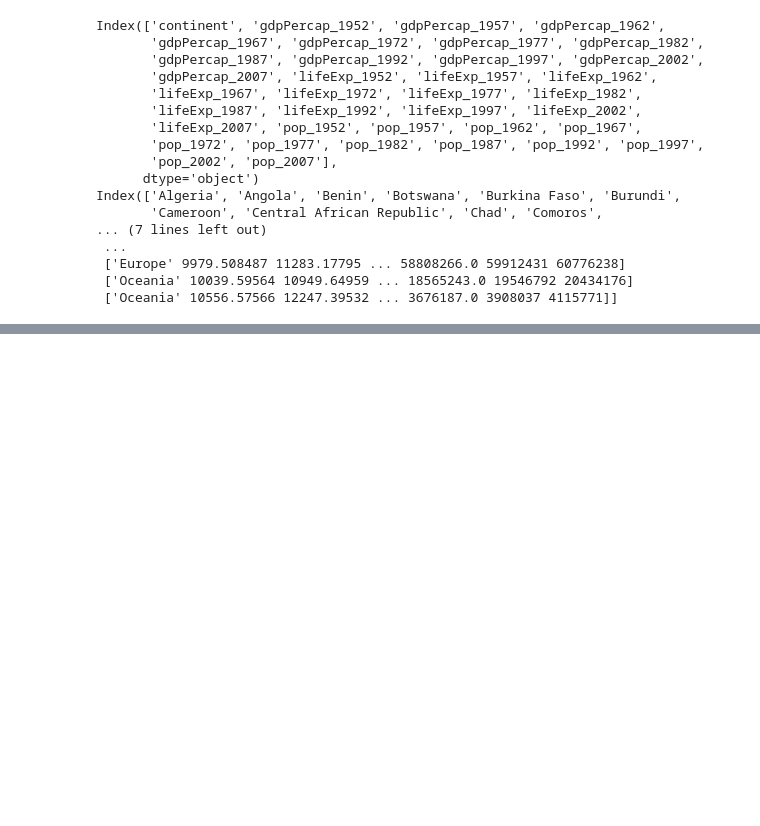
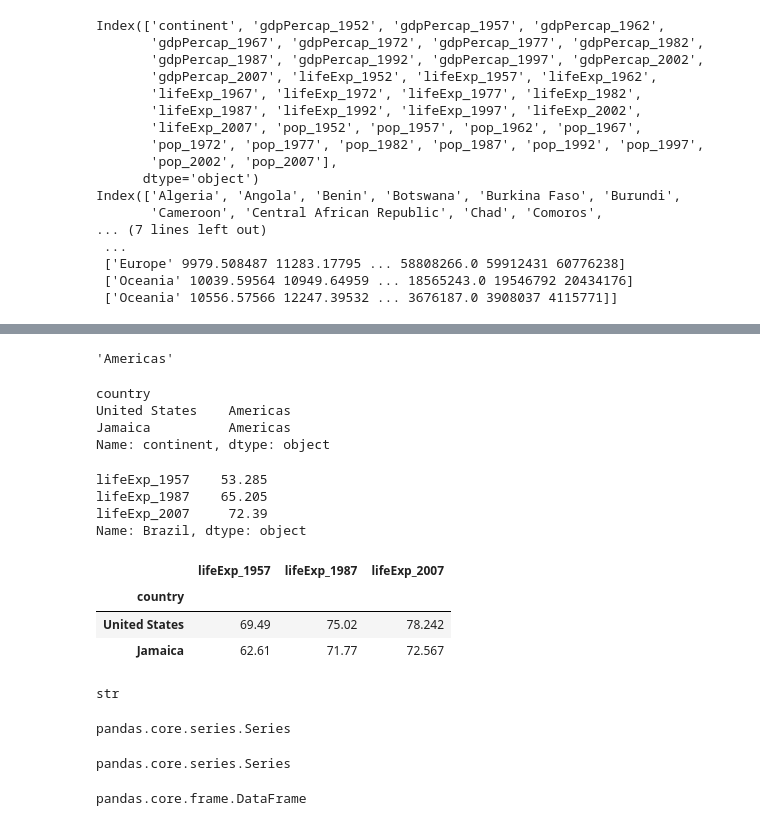
Before and after one commit to vinisalazar/xlab-python, a Jupyter notebook: alunos/anapaula/anapaula.ipynb, the cells around one changed output, grey strips where cells are left out. Saved outputs shown, nothing was run; the diff lists cells and outputs as text; code cells hidden in the pictures; blank space fills up the shorter version.

```diff
--- a/alunos/anapaula/anapaula.ipynb
+++ b/alunos/anapaula/anapaula.ipynb
@@ -141,0 +176,28 @@ Index(['Algeria', 'Angola', 'Benin', 'Botswana', 'Burkina Faso', 'Burundi',
+# %%
+# Primeiro método - .loc
+df.loc['Brazil', 'continent']
+# %% [output]
+'Americas'
+# %%
+linhas = ['United States', 'Jamaica']
+df.loc[linhas, 'continent']
+# %% [output]
+country
+United States    Americas
+Jamaica          Americas
+Name: continent, dtype: object
+# %%
+colunas = ['lifeExp_1957', 'lifeExp_1987', 'lifeExp_2007']
+df.loc['Brazil', colunas]
+# %% [output]
+lifeExp_1957    53.285
+lifeExp_1987    65.205
+lifeExp_2007     72.39
+Name: Brazil, dtype: object
+# %%
+df.loc[linhas, colunas]
+# %% [output]
+|  | lifeExp_1957 | lifeExp_1987 | lifeExp_2007 |
+| country |  |  |  |
+| United States | 69.49 | 75.02 | 78.242 |
+| Jamaica | 62.61 | 71.77 | 72.567 |
@@ -141,0 +214,16 @@ Index(['Algeria', 'Angola', 'Benin', 'Botswana', 'Burkina Faso', 'Burundi',
+# %%
+type(ponto)
+# %% [output]
+str
+# %%
+type(coluna)
+# %% [output]
+pandas.core.series.Series
+# %%
+type(linha)
+# %% [output]
+pandas.core.series.Series
+# %%
+type(tabela)
+# %% [output]
+pandas.core.frame.DataFrame
```
Also changed, not shown: parts of 12 cells of this notebook.
